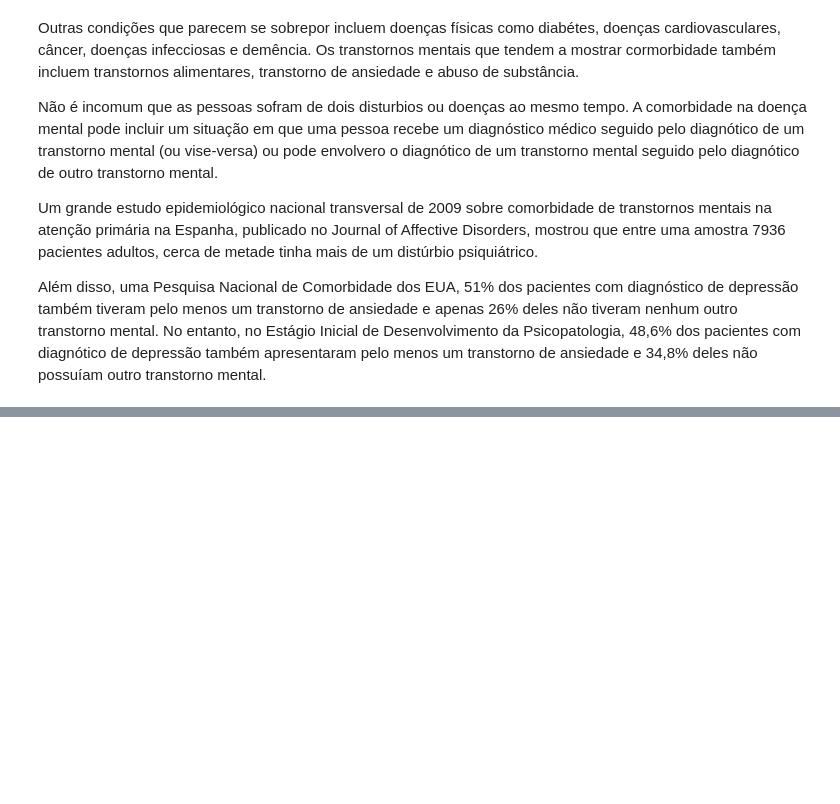
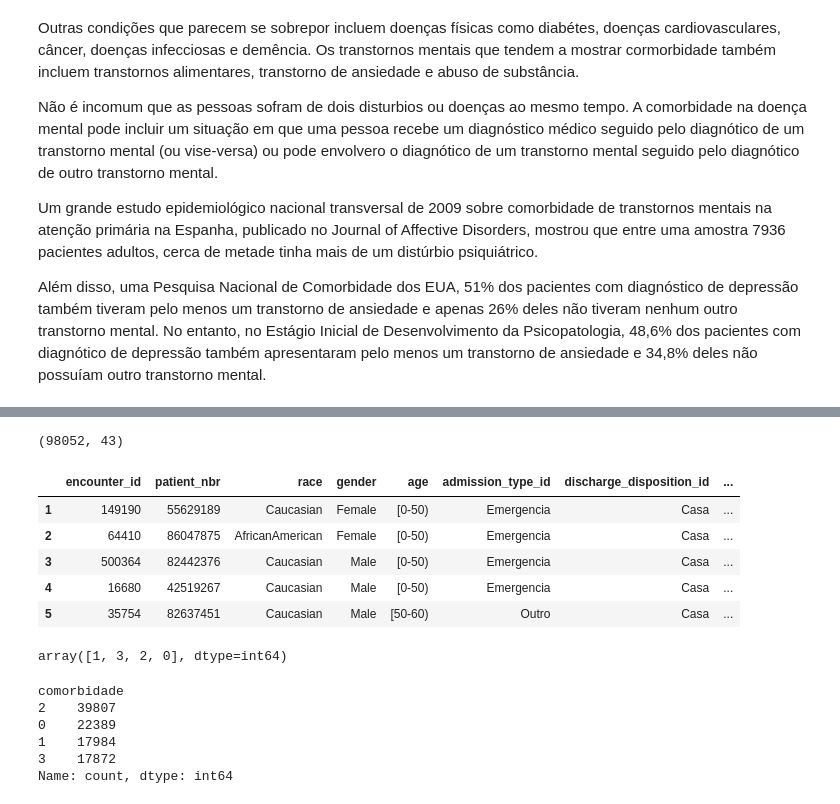
Before and after one commit to leojutsu/analise_de_dados, a Jupyter notebook: Projeto7.ipynb, the cells around one changed output, grey strips where cells are left out. Cells and saved outputs as stored; diff of their text form; code cells hidden in the pictures; blank space fills up the shorter version.

```diff
--- a/Projeto7.ipynb
+++ b/Projeto7.ipynb
@@ -722,0 +731,29 @@ def cal_comorbidade(row):
+# %%
+#Shape
+df.shape
+# %% [output]
+(98052, 43)
+# %%
+# Visualização
+df.head()
+# %% [output]
+|  | encounter_id | patient_nbr | race | gender | age | admission_type_id | discharge_disposition_id | ... |
+| 1 | 149190 | 55629189 | Caucasian | Female | [0-50) | Emergencia | Casa | ... |
+| 2 | 64410 | 86047875 | AfricanAmerican | Female | [0-50) | Emergencia | Casa | ... |
+| 3 | 500364 | 82442376 | Caucasian | Male | [0-50) | Emergencia | Casa | ... |
+| 4 | 16680 | 42519267 | Caucasian | Male | [0-50) | Emergencia | Casa | ... |
+| 5 | 35754 | 82637451 | Caucasian | Male | [50-60) | Outro | Casa | ... |
+# %%
+ # Valores Únicos
+df['comorbidade'].unique()
+# %% [output]
+array([1, 3, 2, 0], dtype=int64)
+# %%
+df['comorbidade'].value_counts()
+# %% [output]
+comorbidade
+2    39807
+0    22389
+1    17984
+3    17872
+Name: count, dtype: int64
```
Also changed, not shown: parts of 7 cells of this notebook.
